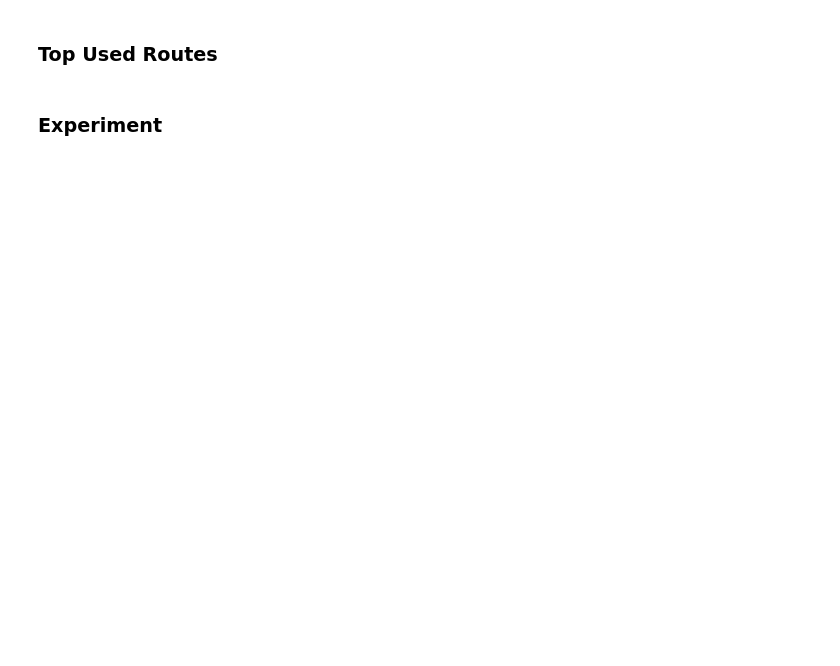
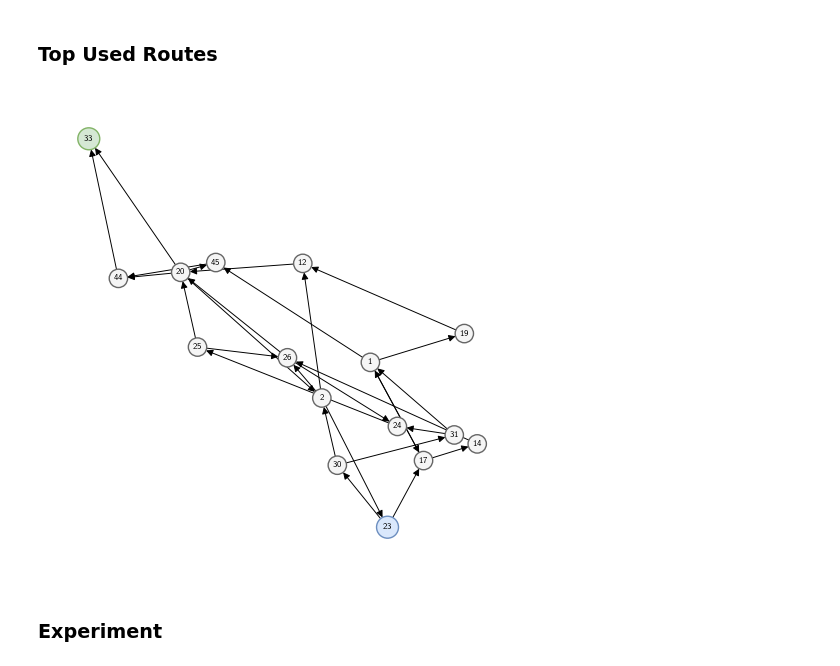
Before and after one commit to michoest/aamas-2024, a Jupyter notebook: src/traffic/v4/experiments/gnp/gnp.ipynb, the cells around one changed output. Saved outputs shown, nothing was run; the diff lists cells and outputs as text; code cells hidden in the pictures; blank space fills up the shorter version.

```diff
--- a/src/traffic/v4/experiments/gnp/gnp.ipynb
+++ b/src/traffic/v4/experiments/gnp/gnp.ipynb
@@ -129,14 +156,16 @@ ax.get_figure().savefig('network.pdf', dpi=300)
 ### Top Used Routes
 # %%
 network = create_random_gnp_graph(number_of_nodes=number_of_nodes, p=p,
-                                  latency_generator=UniformLatencyGenerator(a_min=3, a_max=4, b_min=2, b_max=3, c_min=1, c_max=3),
-                                  seed=46)
+                                      latency_generator=UniformLatencyGenerator(a_min=a_min, a_max=a_max,
+                                                                                b_min=b_min, b_max=b_max,
+                                                                                c_min=c_min, c_max=c_max),
+                                      seed=46)
 cars = create_cars(network, car_counts=car_counts, seed=41)
 change_value_of_money(cars, values_of_money, seed=41)
 model = TrafficModel(network, cars, seed=41)
 step_stats_unrestricted, car_stats_unrestricted = model.run_sequentially(number_of_steps, show_progress=True)
 
-subgraph = network.subgraph(set(top_nodes(car_stats_unrestricted)))
+subgraph = network.subgraph(set(top_nodes(car_stats_unrestricted, 5)))
 
 color_map = []
 edge_colors = []
@@ -147,34 +176,37 @@ for i, node in enumerate(subgraph):
         color_map.append('#D5E8D4')
         edge_colors.append('#82B366')
         node_sizes.append(250)
         labels[node] = r"$t$"
     elif node == 23:
         color_map.append('#DAE8FC')
         edge_colors.append('#6C8EBF')
         node_sizes.append(250)
         labels[node] = r"$s$"
     else:
         color_map.append('#F5F5F5')
         edge_colors.append('#666666')
         node_sizes.append(175)
         labels[node] = fr"$s_{{{i}}}$"
 
 fig, ax = plt.subplots()
 ax.figure.set_size_inches(5, 5)
 nx.draw(
     subgraph,
     ax=ax,
-    labels=labels,
+    with_labels=True,
+    # labels=labels,
     font_size=6,
     edgelist=[(v, w) for v, w in subgraph.edges if v != w],
     node_size=node_sizes,
     width=0.7,
     node_color=color_map,
     edgecolors=edge_colors
 )
 
 plt.tight_layout()
 ax.get_figure().savefig('subnetwork.pdf', dpi=300)
+# %% [output]
+[figure, added]
 # %% [markdown]
 ### Experiment
 # %%
```
Also changed, not shown: parts of 11 cells of this notebook, 15 other files.
